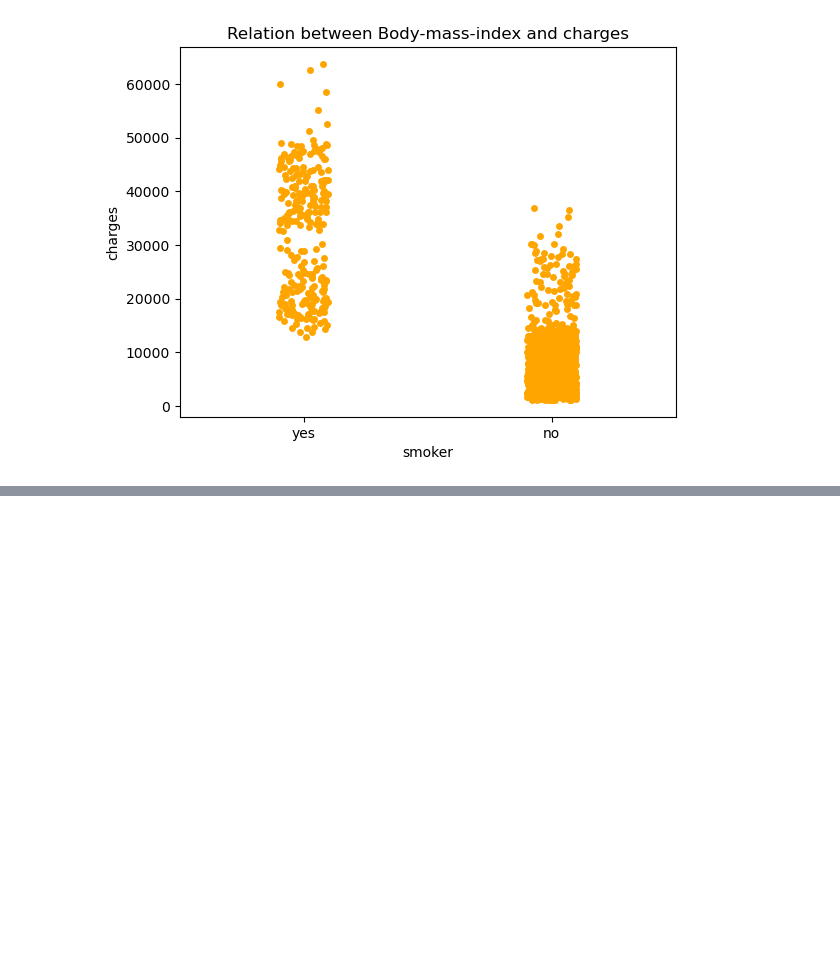
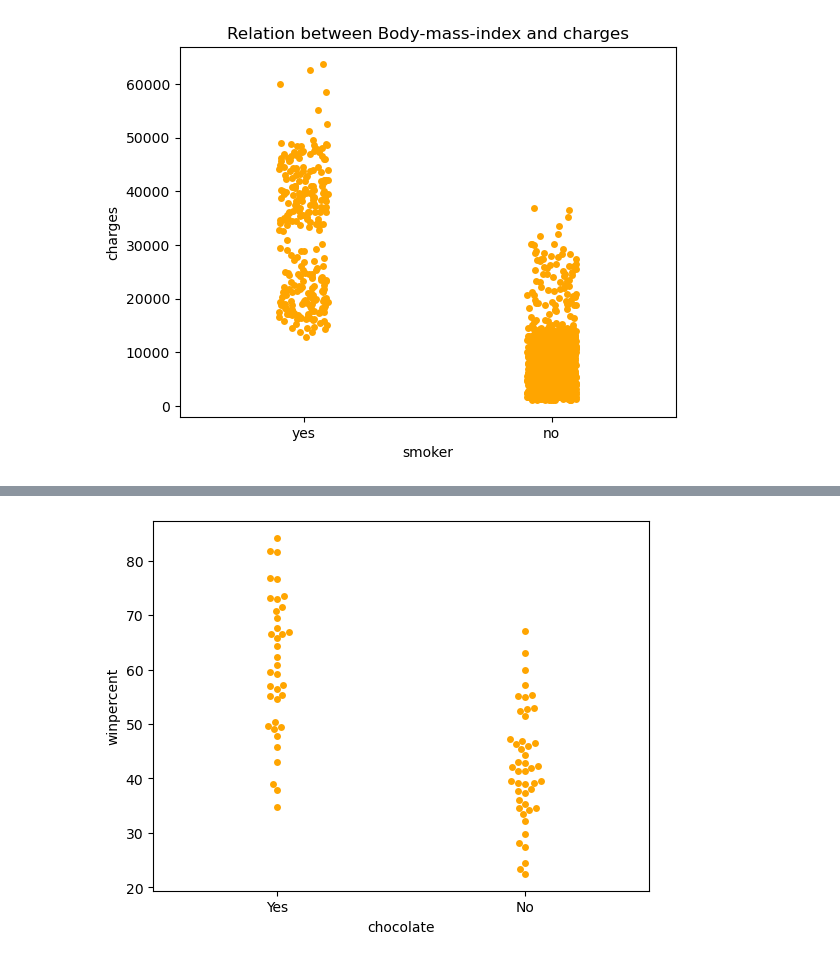
Before and after one commit to jci02/Data-Visualization, a Jupyter notebook: Scatter plots.ipynb, the cells around one changed output, grey strips where cells are left out. Cells and saved outputs as stored; diff of their text form; code cells hidden in the pictures; blank space fills up the shorter version.

```diff
--- a/Scatter plots.ipynb
+++ b/Scatter plots.ipynb
@@ -50,0 +121,5 @@ plt.show()
+# %%
+sns.swarmplot(data=candy_data,x="chocolate",y="winpercent",color="orange")
+plt.show()
+# %% [output]
+[figure, added]
```
Also changed, not shown: parts of 5 cells of this notebook, 1 other file.
